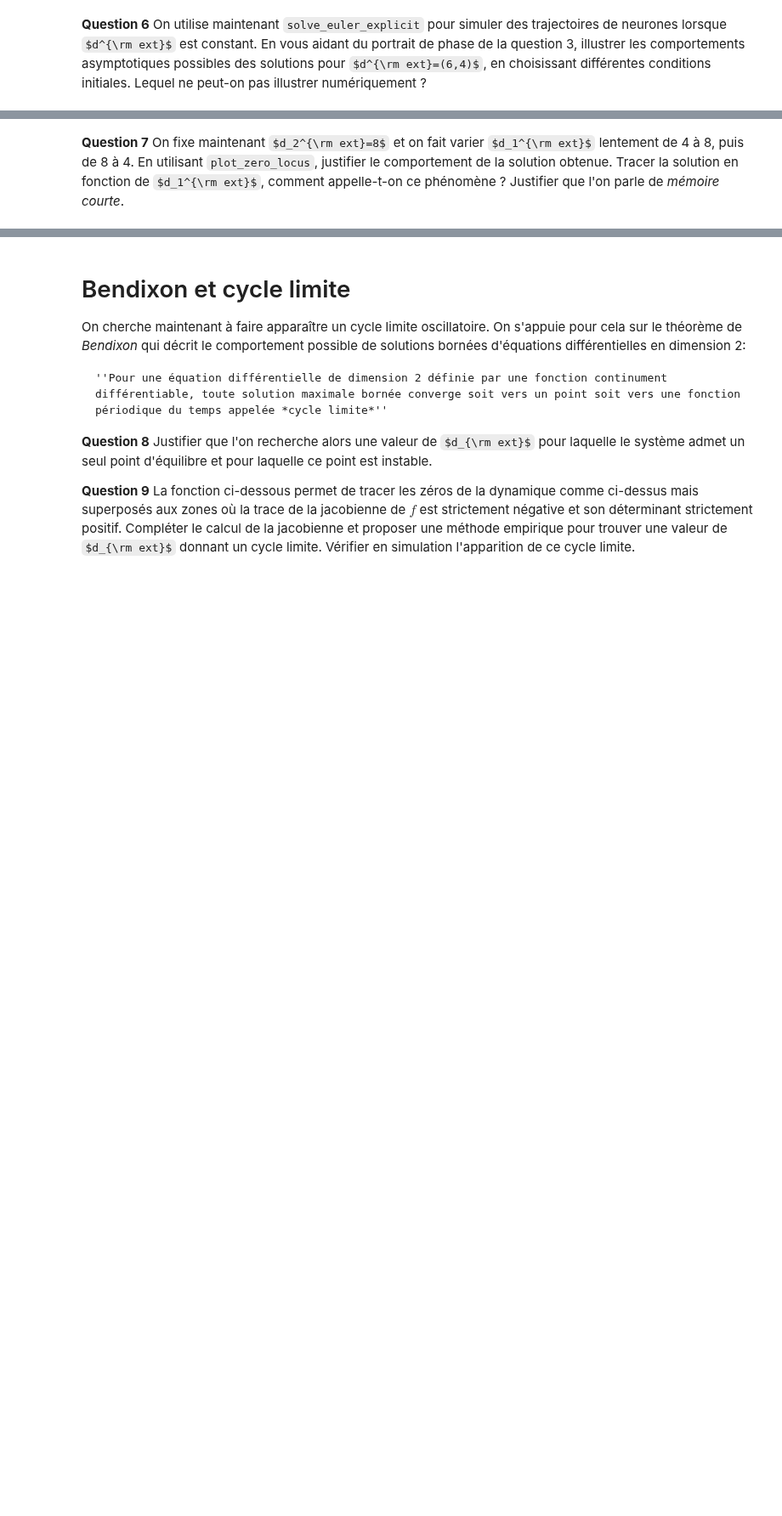
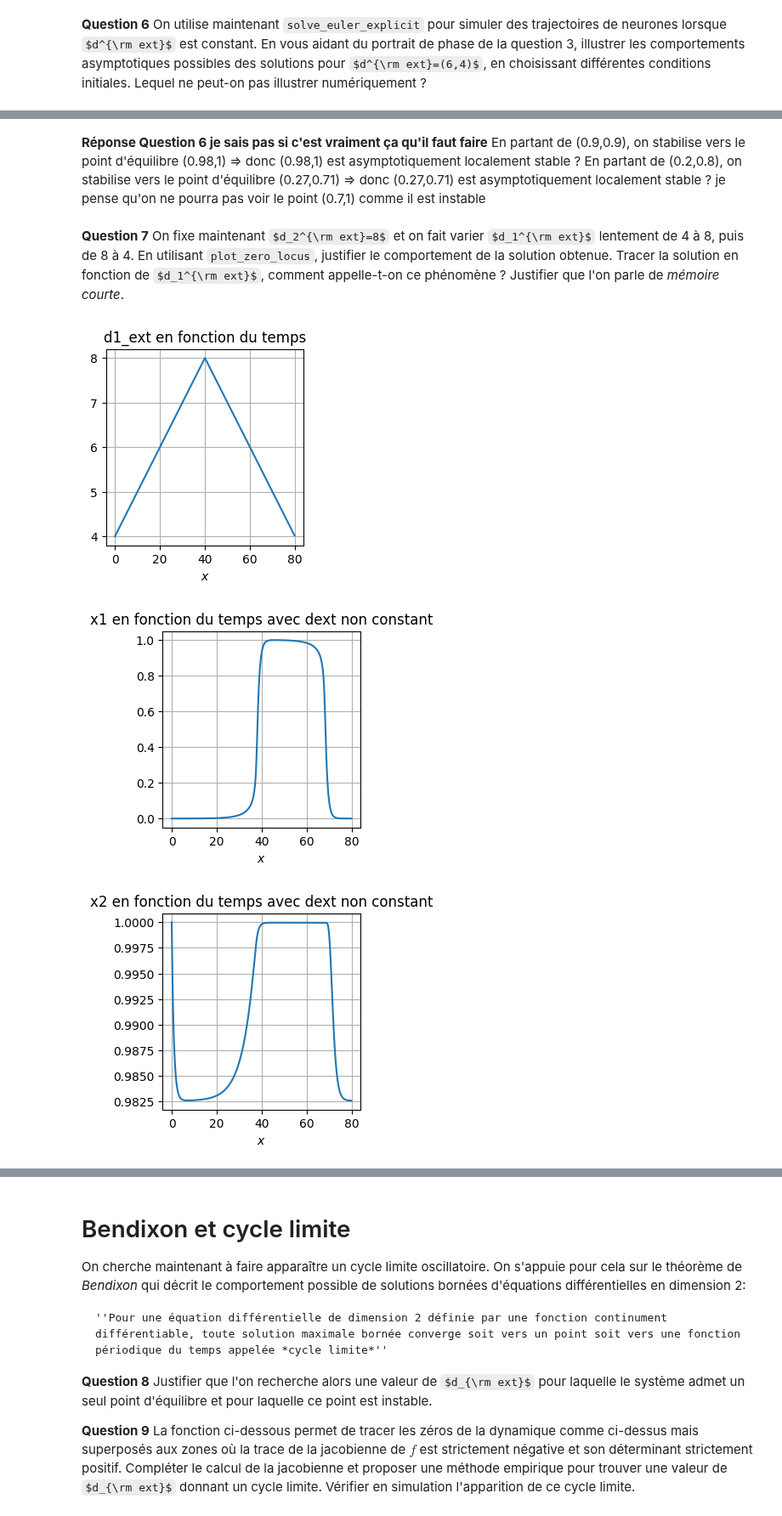
Before and after one commit to JulieBoyer/CotteBoyer, a Jupyter notebook: Projet_Eq_Diff.ipynb, the cells around one changed output, grey strips where cells are left out. Shown at 85% size. Drawn from its saved outputs; the diff is of its cells as text; code cells hidden in the pictures; some formulas as TeX source; blank space fills up the shorter version.

```diff
--- a/Projet_Eq_Diff.ipynb
+++ b/Projet_Eq_Diff.ipynb
@@ -316,15 +336,50 @@ Ici on stabilise vers le point d'équilibre (0.98,1)
+# %% [markdown]
+**Réponse Question 6 je sais pas si c'est vraiment ça qu'il faut faire**
+En partant de (0.9,0.9), on stabilise vers le point d'équilibre (0.98,1) => donc (0.98,1) est asymptotiquement localement stable ?
+En partant de (0.2,0.8), on stabilise vers le point d'équilibre (0.27,0.71) => donc (0.27,0.71) est asymptotiquement localement stable ?
+je pense qu'on ne pourra pas voir le point (0.7,1) comme il est instable
 # %% [markdown]
 **Question 7** On fixe maintenant $d_2^{\rm ext}=8$ et on fait varier $d_1^{\rm ext}$ lentement de 4 à 8, puis de 8 à 4. En utilisant ``plot_zero_locus``, justifier le comportement de la solution obtenue. Tracer la solution en fonction de $d_1^{\rm ext}$, comment appelle-t-on ce phénomène ? Justifier que l'on parle de *mémoire courte*.
 # %%
 def d_ext_varying(t):
     d1_ext = (0.1*t+4)*(t<40)+(8-0.1*(t-40))*(t>=40)
     d2_ext = 8.0*np.ones(np.shape(t))
     return np.array([d1_ext,d2_ext])
 
 def f_d_ext_varying(t,x):
     return -x + sigmoid(np.dot(W,x)+d_ext_varying(t))
 
 x0 = np.array([0.0,1.0])
 dt = 0.1
 t0, tf = 0.0, 80.0
 time, x = solve_euler_explicit(f_d_ext_varying, x0, dt, t0, tf)
+
+x1=np.array([x[i][0] for i in range(len(x))])
+x2=np.array([x[i][1] for i in range(len(x))])
+
+d1=[d_ext_varying(t)[0] for t in time]
+plt.figure()
+plt.plot(time,d1)
+plt.grid(True)
+plt.xlabel('$x$')
+plt.title("d1_ext en fonction du temps")
+plt.show()
+
+
+plt.figure()
+plt.plot(time,x1)
+plt.grid(True)
+plt.xlabel('$x$')
+plt.title("x1 en fonction du temps avec dext non constant")
+plt.show()
+
+plt.figure()
+plt.plot(time,x2)
+plt.grid(True)
+plt.xlabel('$x$')
+plt.title("x2 en fonction du temps avec dext non constant")
+plt.show()
+# %% [output]
+[figure, added]
+[figure, added]
+[figure, added]
```
Also changed, not shown: parts of 5 cells of this notebook.
